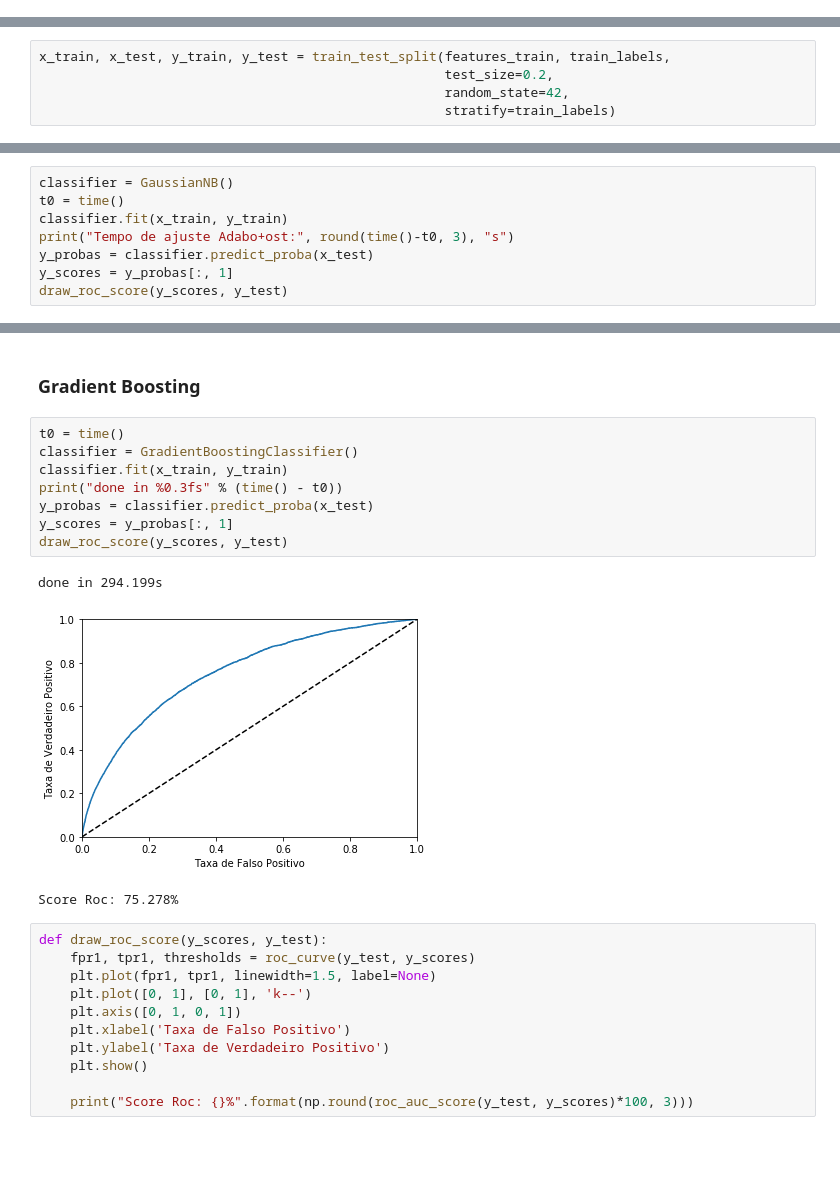
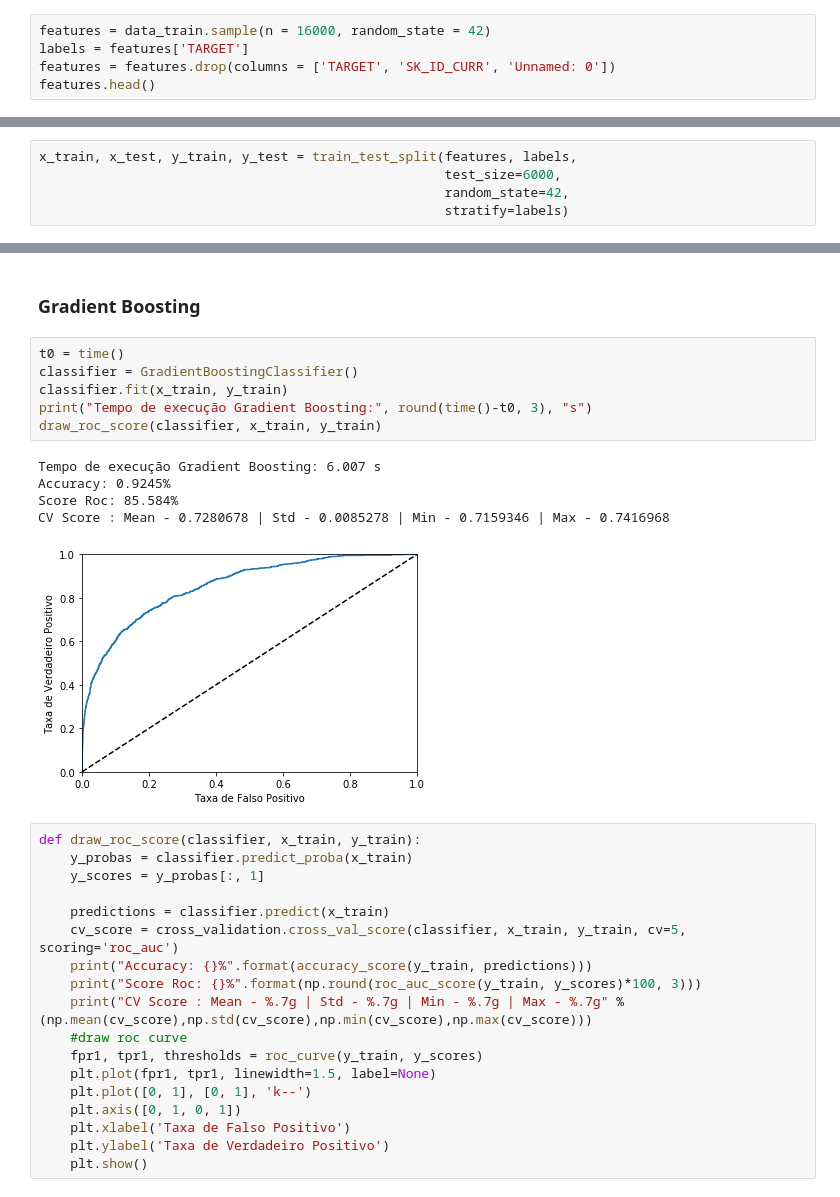
Before and after one commit to vyniciuss/NDG_ml_Home_Credit, a Jupyter notebook: Home_Credit_MS.ipynb, the cells around one changed output, grey strips where cells are left out. Cells and saved outputs as stored; diff of their text form; blank space fills up the shorter version.

Commit message:
ajustes na validação e reducao no tamanho das features utilizadas no tunning

```diff
--- a/Home_Credit_MS.ipynb
+++ b/Home_Credit_MS.ipynb
@@ -78,0 +56,5 @@ display(features_test.head(n=1))
+# %%
+features = data_train.sample(n = 16000, random_state = 42)
+labels = features['TARGET']
+features = features.drop(columns = ['TARGET', 'SK_ID_CURR', 'Unnamed: 0'])
+features.head()
@@ -79,10 +69,10 @@ display(features_test.head(n=1))
 # %% [markdown]
 ### Separando em dados treino e teste
 # %%
-x_train, x_test, y_train, y_test = train_test_split(features_train, train_labels,
-                                                    test_size=0.2,
+x_train, x_test, y_train, y_test = train_test_split(features, labels,
+                                                    test_size=6000,
                                                     random_state=42,
-                                                    stratify=train_labels)
+                                                    stratify=labels)
 # %% [markdown]
 ## Escolha e Afinamento de um Modelo
 
@@ -101,8 +86,0 @@ classifiers = ['adaboost', 'gaussian_nb', 'gradiend_boosting']
-# %%
-classifier = GaussianNB()
-t0 = time()
-classifier.fit(x_train, y_train)
-print("Tempo de ajuste Adabo+ost:", round(time()-t0, 3), "s")
-y_probas = classifier.predict_proba(x_test)
-y_scores = y_probas[:, 1]
-draw_roc_score(y_scores, y_test)
@@ -129,26 +103,33 @@ Score Roc: 74.571%
 # %%
 t0 = time()
 classifier = GradientBoostingClassifier()
 classifier.fit(x_train, y_train)
-print("done in %0.3fs" % (time() - t0))
-y_probas = classifier.predict_proba(x_test)
-y_scores = y_probas[:, 1]
-draw_roc_score(y_scores, y_test)
+print("Tempo de execução Gradient Boosting:", round(time()-t0, 3), "s")
+draw_roc_score(classifier, x_train, y_train)
 # %% [output]
-done in 294.199s
+Tempo de execução Gradient Boosting: 6.007 s
+Accuracy: 0.9245%
+Score Roc: 85.584%
+CV Score : Mean - 0.7280678 | Std - 0.0085278 | Min - 0.7159346 | Max - 0.7416968
-[figure, old version]
+[figure, new version]
-Score Roc: 75.278%
 # %%
-def draw_roc_score(y_scores, y_test):
-    fpr1, tpr1, thresholds = roc_curve(y_test, y_scores)
+def draw_roc_score(classifier, x_train, y_train):
+    y_probas = classifier.predict_proba(x_train)
+    y_scores = y_probas[:, 1]
+
+    predictions = classifier.predict(x_train)
+    cv_score = cross_validation.cross_val_score(classifier, x_train, y_train, cv=5, scoring='roc_auc')
+    print("Accuracy: {}%".format(accuracy_score(y_train, predictions)))
+    print("Score Roc: {}%".format(np.round(roc_auc_score(y_train, y_scores)*100, 3)))
+    print("CV Score : Mean - %.7g | Std - %.7g | Min - %.7g | Max - %.7g" % (np.mean(cv_score),np.std(cv_score),np.min(cv_score),np.max(cv_score)))
+    #draw roc curve
+    fpr1, tpr1, thresholds = roc_curve(y_train, y_scores)
     plt.plot(fpr1, tpr1, linewidth=1.5, label=None)
     plt.plot([0, 1], [0, 1], 'k--')
     plt.axis([0, 1, 0, 1])
     plt.xlabel('Taxa de Falso Positivo')
     plt.ylabel('Taxa de Verdadeiro Positivo')
     plt.show()
-
-    print("Score Roc: {}%".format(np.round(roc_auc_score(y_test, y_scores)*100, 3)))
 # %% [markdown]
 ### Modelo Selecionado e Tuning
 
```
Also changed, not shown: parts of 14 cells of this notebook.
